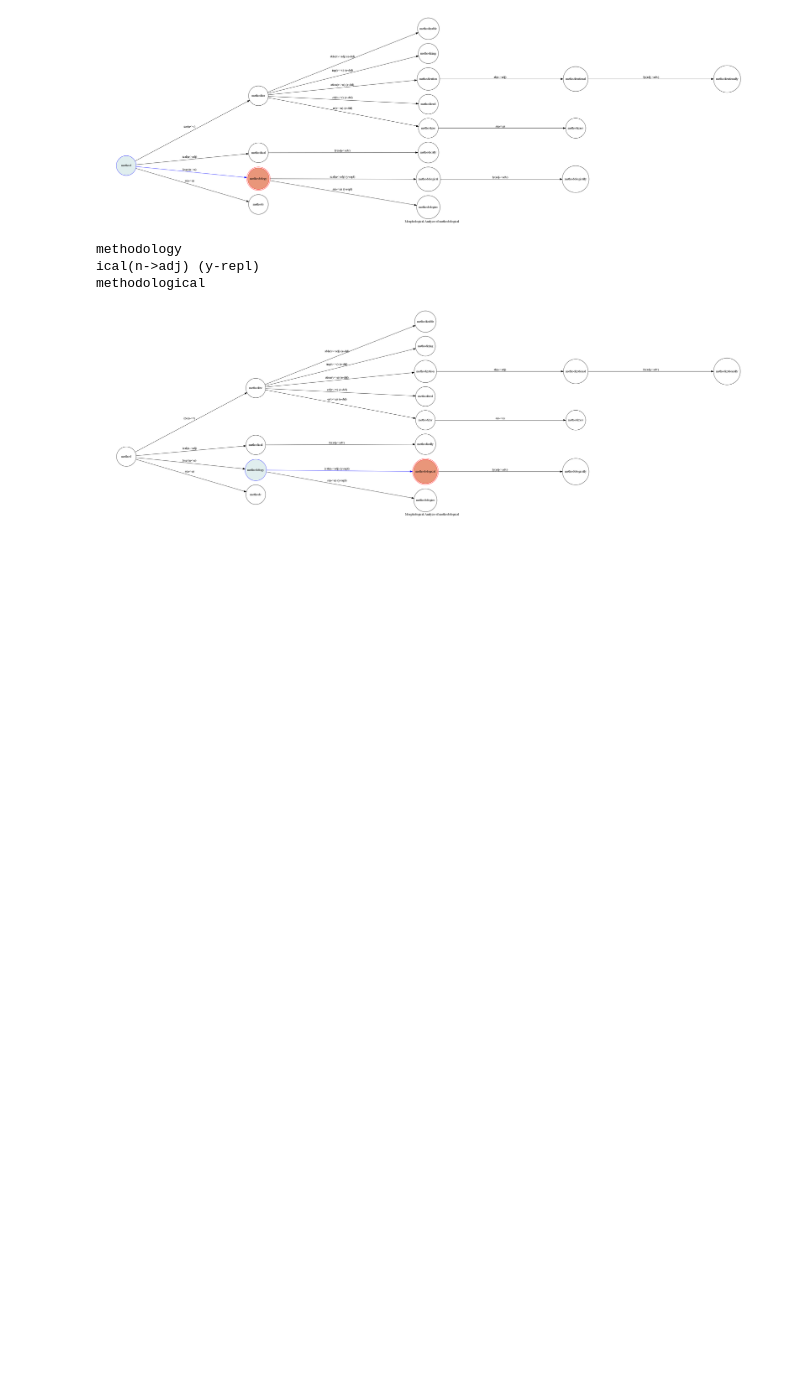
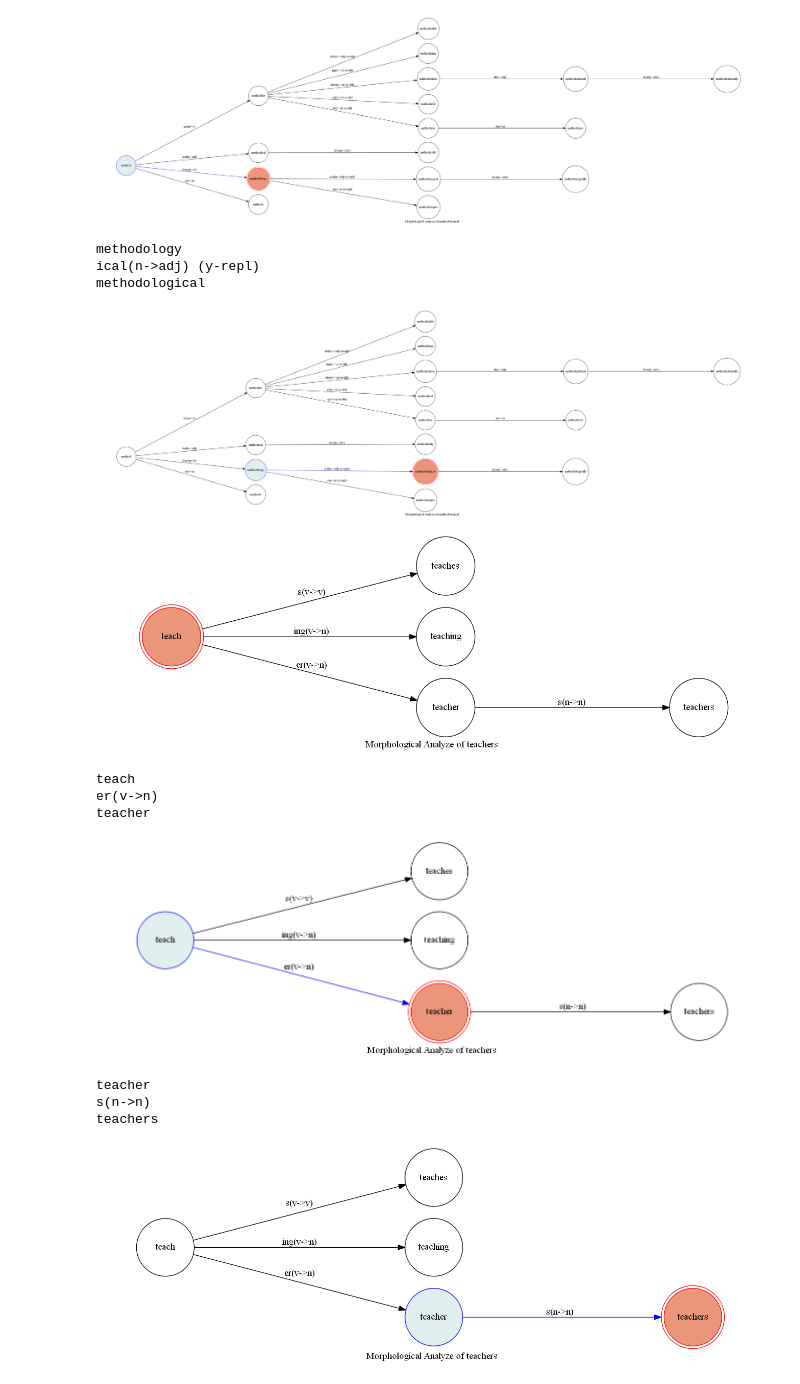
Before and after one commit to suyunu/morphological-analyzer, a Jupyter notebook: morphy34.ipynb, the cells around one changed output. Cells and saved outputs as stored; diff of their text form; code cells hidden in the pictures; blank space fills up the shorter version.

Commit message:
Visualization enhanced, Report Added

```diff
--- a/morphy34.ipynb
+++ b/morphy34.ipynb
@@ -444,3 +445,15 @@ methodology
 ical(n->adj) (y-repl)
 methodological
 [figure]
+# %%
+drawFSTs('teachers')
+# %% [output]
+[figure, added]
+teach
+er(v->n)
+teacher
+[figure, added]
+teacher
+s(n->n)
+teachers
+[figure, added]
```
Also changed, not shown: parts of 5 cells of this notebook, 2 other files.
